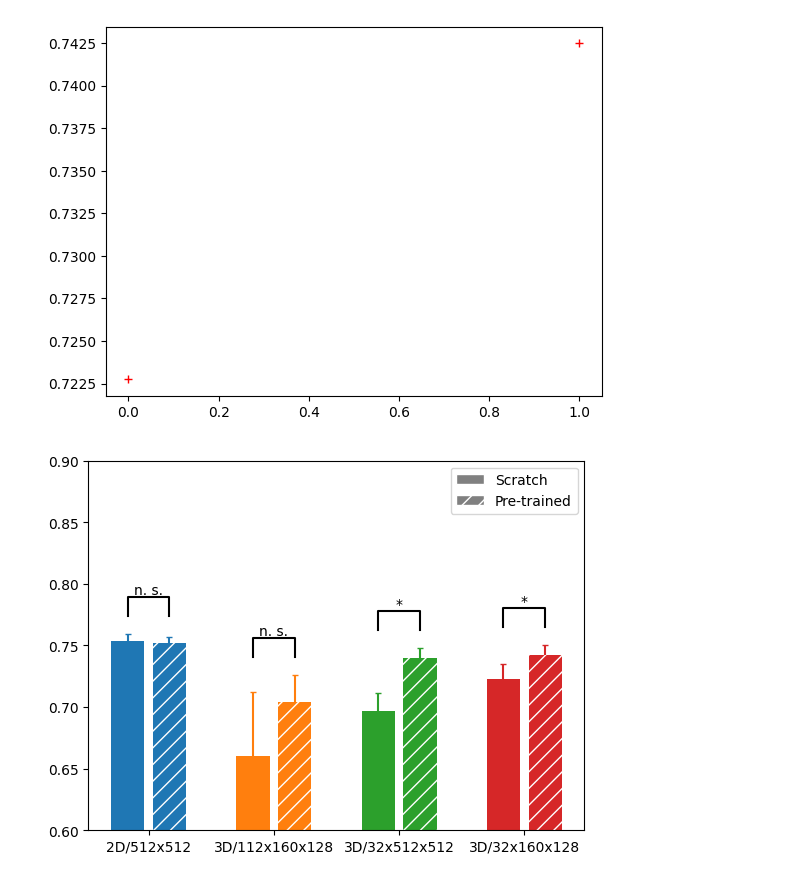
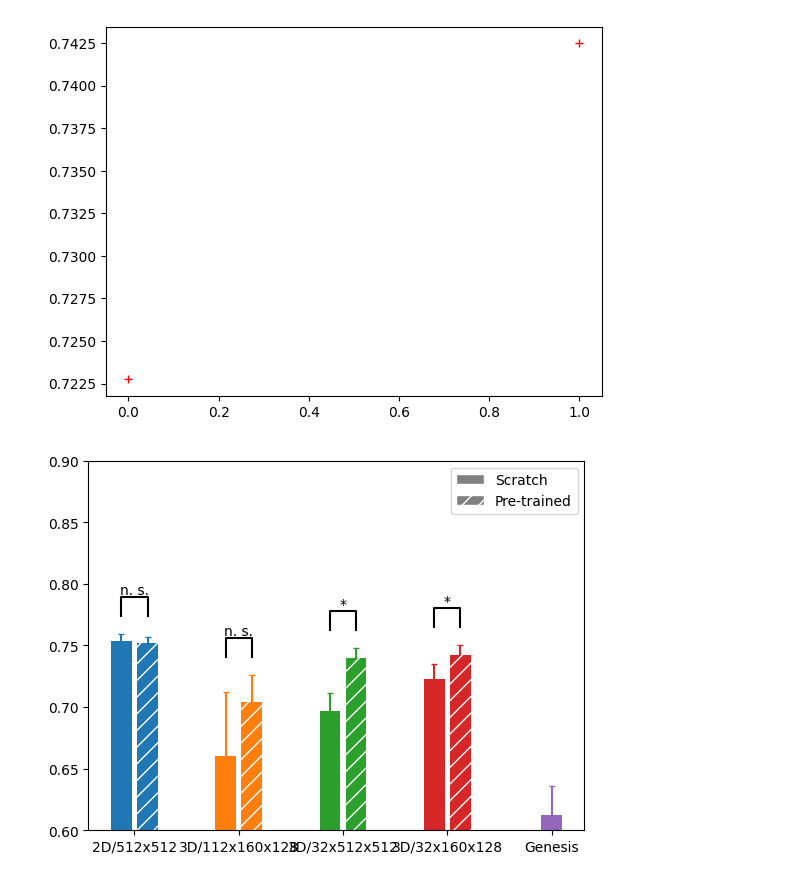
Before and after one commit to icekang/ModelsGenesis, a Jupyter notebook: notebooks/plot_graph.ipynb, the cells around one changed output. Drawn from its saved outputs; the diff is of its cells as text; code cells hidden in the pictures.

Commit message:
chore: ultimate graph plotting notebook

```diff
--- a/notebooks/plot_graph.ipynb
+++ b/notebooks/plot_graph.ipynb
@@ -82,39 +82,40 @@ data = pd.read_csv('nnunet_results.csv', index_col=0)
 average_dice_score = data.mean()
 std_dice_score = data.std(axis=0)
 # bars = np.arange(len(average_dice_score))
-bars = [0, 1, 3, 4, 6, 7, 9, 10]
+bars = [0, 1, 4, 5, 8, 9, 12, 13, 16.5, 16.5]
 mids = [(bars[i] + bars[i + 1]) / 2 for i in range(0, len(bars), 2)]
 
 cmap = mpl.colormaps['tab20']
 
 err_kwargs = {'zorder':0}  #for matplotlib >= v1.4 use 'fmt':'none' instead
 
 plt.rcParams['hatch.color'] = 'white'
 
 legends = []
 for i in range(0, len(bars), 2):
     ax.bar(bars[i], average_dice_score.iloc[i], align='center', color=cmap(i), label=data.columns[i])
     a = mpatches.Patch(color=cmap(i), label=data.columns[i])
     legends.append(a)
-
     ax.bar(bars[i + 1], average_dice_score.iloc[i + 1], align='center', color=cmap(i), hatch='//')
     ax.errorbar(bars[i], average_dice_score.iloc[i], yerr=std_dice_score.iloc[i], capsize=2.5, color=cmap(i), **err_kwargs)
     ax.errorbar(bars[i + 1], average_dice_score.iloc[i + 1], yerr=std_dice_score.iloc[i + 1], capsize=2.5, color=cmap(i), **err_kwargs)
 
 scratch_patch = mpatches.Patch(facecolor='grey', edgecolor='white', label='Scratch')
 pretrained_patch = mpatches.Patch(hatch='//', facecolor='grey', edgecolor='white', label='Pre-trained')
 scratch_pretrain_legend = ax.legend(handles=[scratch_patch, pretrained_patch], loc='upper right')
 # ax.add_artist(scratch_pretrain_legend)
 # ax.legend(handles=legends, bbox_to_anchor=(1.37, 0.85))
 # ax.add_artist(plot_main_legend)
 
 # plt.legend(handles=[scratch_patch, pretrained_patch], bbox_to_anchor=[1.37, 2])
 plt.ylim(0.6, 0.9)
 for i in np.arange(0, len(average_dice_score), 2):
+    if i + 1 == len(average_dice_score) - 1:
+        break
     _, pval = scipy.stats.ttest_ind(data.iloc[:, i], data.iloc[:, i + 1], alternative='less')
     barplot_annotate_brackets(i, i + 1, pval, bars, average_dice_score + std_dice_score)
 
 plt.xticks(mids, data.columns[::2])
 plt.show()
 # %% [output]
-[figure, old version]
+[figure, new version]
```
Also changed, not shown: parts of 1 cell of this notebook.
